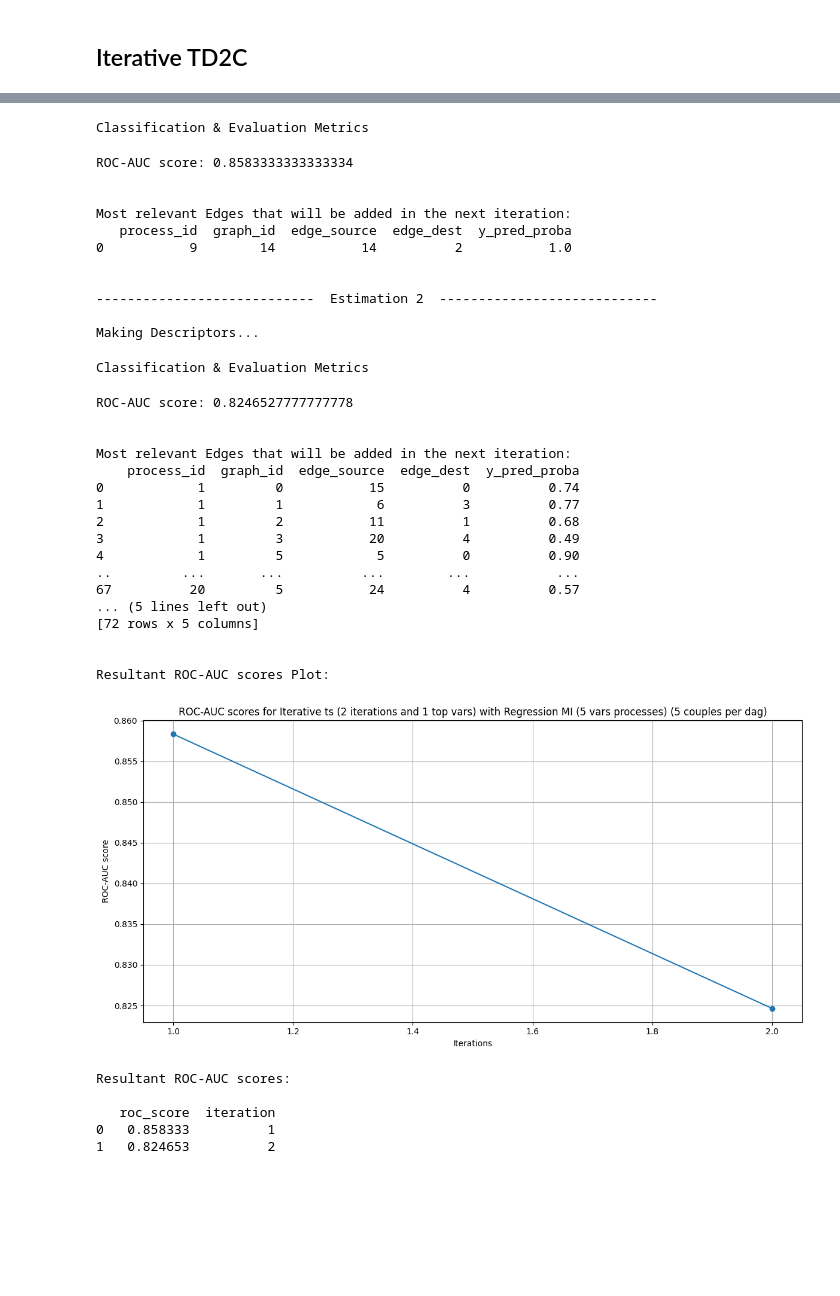
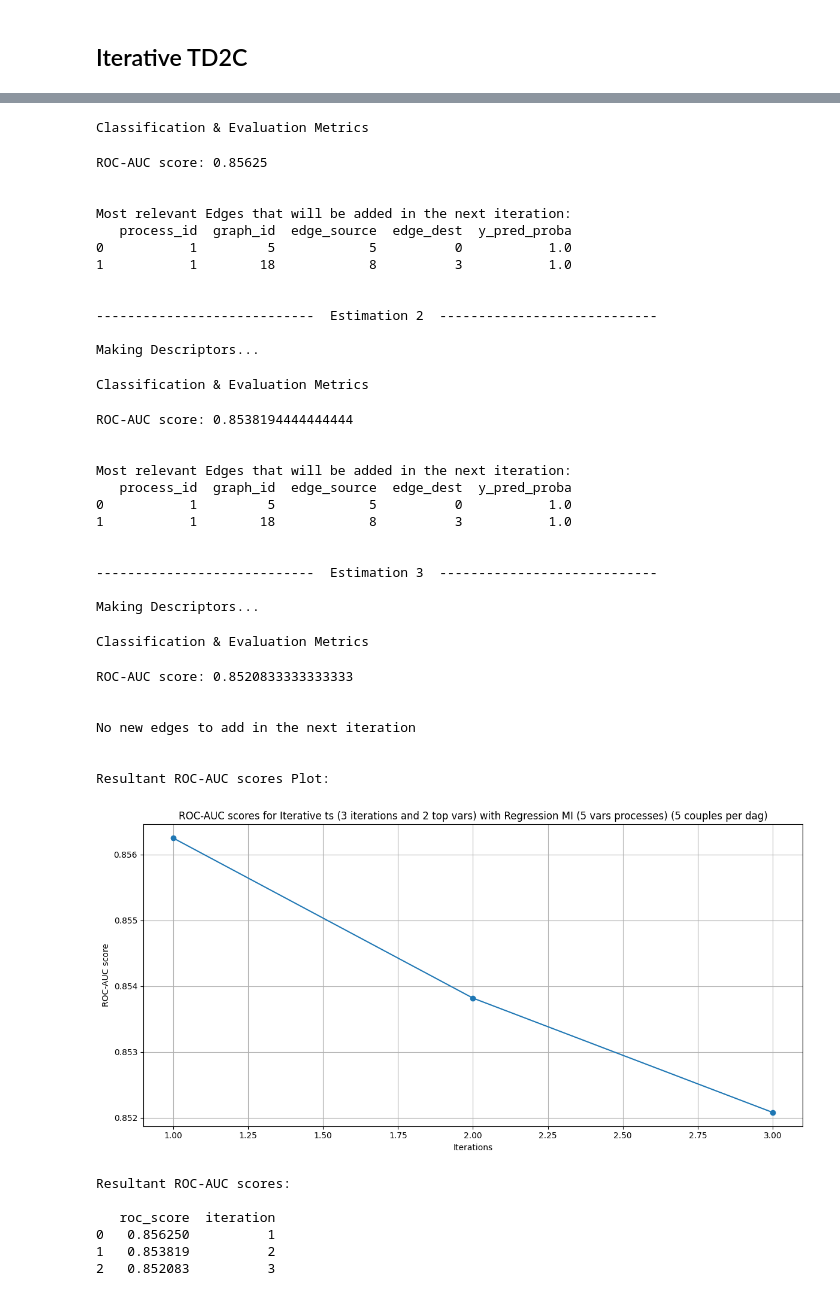
Before and after one commit to jacopoUCL/td2c, a Jupyter notebook: notebooks/contributions/td2c_extesions/IterativeTD2C.ipynb, the cells around one changed output, grey strips where cells are left out. Saved outputs shown, nothing was run; the diff lists cells and outputs as text; code cells hidden in the pictures; blank space fills up the shorter version.

```diff
--- a/notebooks/contributions/td2c_extesions/IterativeTD2C.ipynb
+++ b/notebooks/contributions/td2c_extesions/IterativeTD2C.ipynb
@@ -1486,15 +1486,15 @@ iterative_td2c(method = 'ts', k = 5, it = 6, top_vars=3, treshold = True, tresho
 Iter = IterativeTD2C(
     method = 'ts',
     k = 1,
-    it = 2,
+    it = 12,
     top_vars=3,
     treshold = False,
     treshold_value = 0.9,
-    size_causal_df = 1,
+    size_causal_df = 6,
     data_folder = '/home/jpalombarini/td2c/notebooks/contributions/td2c_extesions/data/to_use/',
     descr_folder = '/home/jpalombarini/td2c/notebooks/contributions/td2c_extesions/descriptors/Regression/TD2C/try_complete_function/',
     results_folder = '/home/jpalombarini/td2c/notebooks/contributions/td2c_extesions/results/Regression/try_complete_function/',
-    COUPLES_TO_CONSIDER_PER_DAG = 5,
+    COUPLES_TO_CONSIDER_PER_DAG = -1,
     MB_SIZE = 2,
     SEED = 42,
     maxlags = 5,
@@ -1517,45 +1517,50 @@ This iteration will take approximately 7.0 minutes
 
 Do you want to continue with the rest of the function? (y/n):
 
 Ok! Let's start the iteration.
 
 
 ----------------------------  Estimation 1  ----------------------------
 
 Making Descriptors...
 Classification & Evaluation Metrics
-ROC-AUC score: 0.8583333333333334
+ROC-AUC score: 0.85625
 
 
 Most relevant Edges that will be added in the next iteration:
    process_id  graph_id  edge_source  edge_dest  y_pred_proba
-0           9        14           14          2           1.0
+0           1         5            5          0           1.0
+1           1        18            8          3           1.0
 
 
 ----------------------------  Estimation 2  ----------------------------
 
 Making Descriptors...
 Classification & Evaluation Metrics
-ROC-AUC score: 0.8246527777777778
+ROC-AUC score: 0.8538194444444444
 
 
 Most relevant Edges that will be added in the next iteration:
-    process_id  graph_id  edge_source  edge_dest  y_pred_proba
-0            1         0           15          0          0.74
-1            1         1            6          3          0.77
-2            1         2           11          1          0.68
-3            1         3           20          4          0.49
-4            1         5            5          0          0.90
-..         ...       ...          ...        ...           ...
-67          20         5           24          4          0.57
-... (5 lines left out)
-[72 rows x 5 columns]
+   process_id  graph_id  edge_source  edge_dest  y_pred_proba
+0           1         5            5          0           1.0
+1           1        18            8          3           1.0
 
 
-Resultant ROC-AUC scores Plot:
+----------------------------  Estimation 3  ----------------------------
+
+Making Descriptors...
+Classification & Evaluation Metrics
+ROC-AUC score: 0.8520833333333333
+
+
+No new edges to add in the next iteration
+
+
+Resultant ROC-AUC scores Plot:
-[figure, old version]
+[figure, new version]
-Resultant ROC-AUC scores:
-
-   roc_score  iteration
-0   0.858333          1
-1   0.824653          2
+Resultant ROC-AUC scores:
+
+   roc_score  iteration
+0   0.856250          1
+1   0.853819          2
+2   0.852083          3
```
Also changed, not shown: parts of 1 cell of this notebook, 2 other files.
